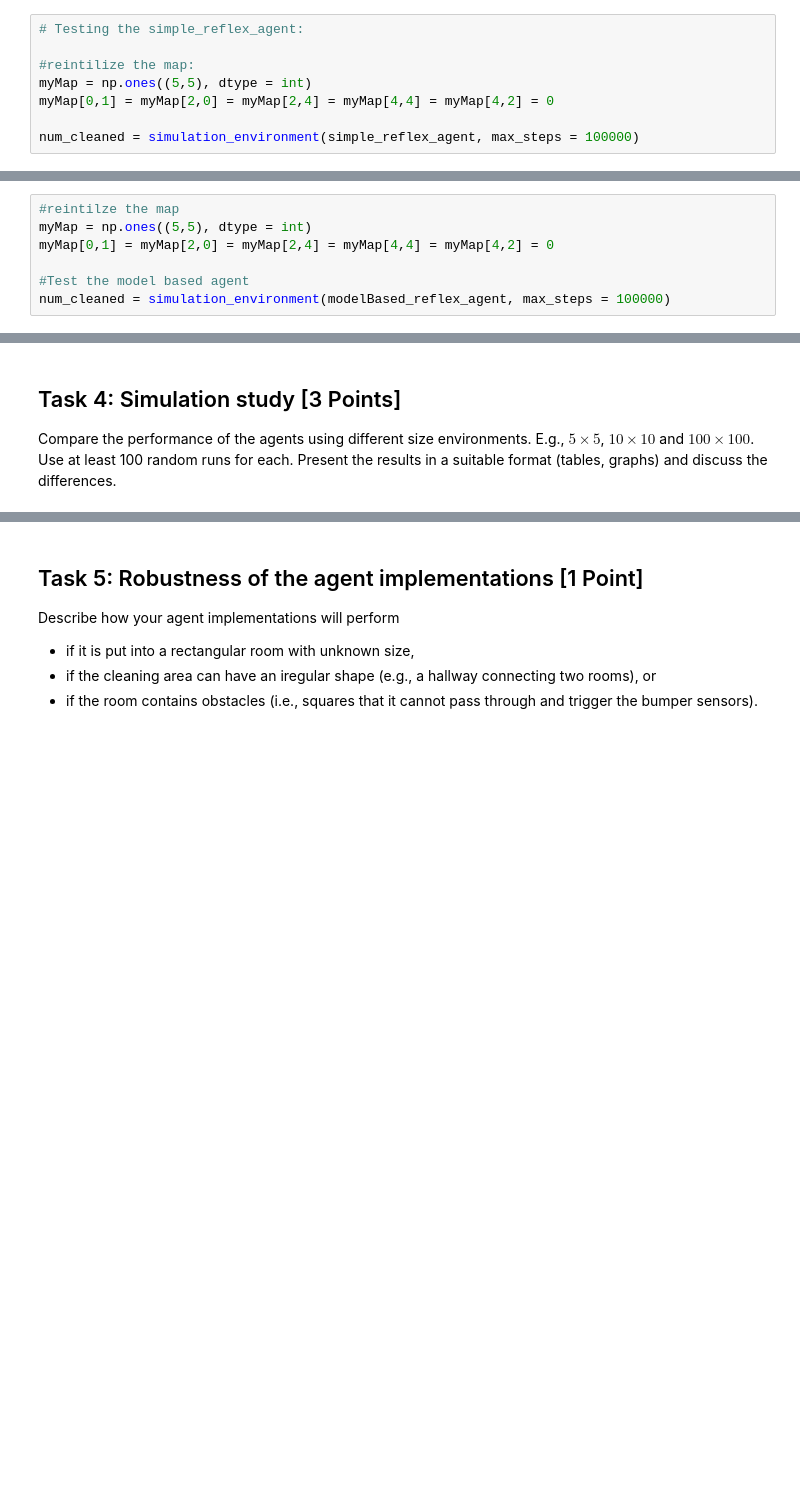
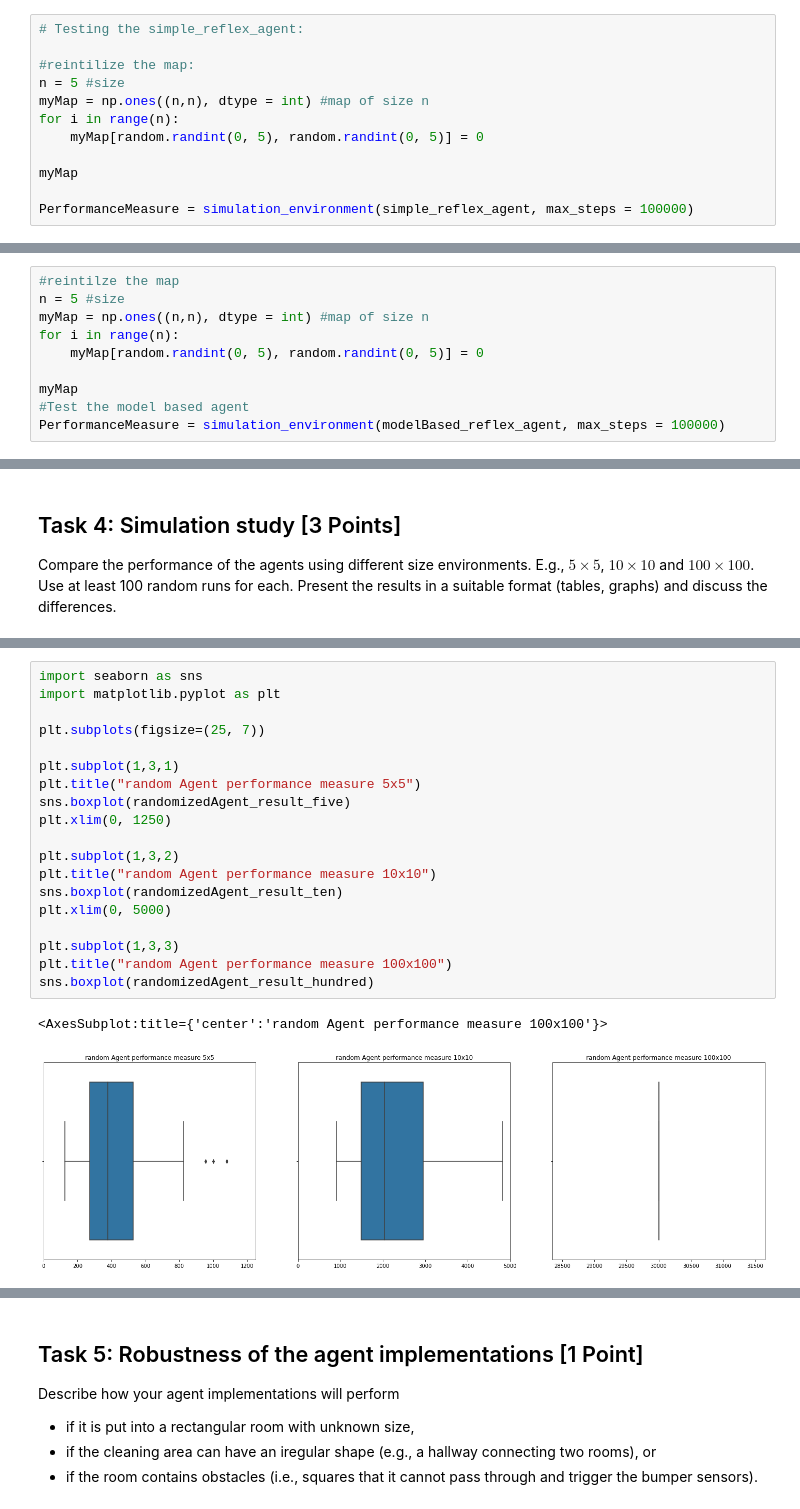
Before and after one commit to babartos/CS7320-AI, a Jupyter notebook: Agents/MBartos simple_randomized_agent.ipynb, the cells around one changed output, grey strips where cells are left out. Cells and saved outputs as stored; diff of their text form; blank space fills up the shorter version.

Commit message:
Agents HW finished

```diff
--- a/Agents/MBartos simple_randomized_agent.ipynb
+++ b/Agents/MBartos simple_randomized_agent.ipynb
@@ -275,8 +278,12 @@ def simple_reflex_agent(bumpers, dirty):
 # Testing the simple_reflex_agent:
 
 #reintilize the map:
-myMap = np.ones((5,5), dtype = int)
-myMap[0,1] = myMap[2,0] = myMap[2,4] = myMap[4,4] = myMap[4,2] = 0
+n = 5 #size
+myMap = np.ones((n,n), dtype = int) #map of size n
+for i in range(n):
+    myMap[random.randint(0, 5), random.randint(0, 5)] = 0
 
-num_cleaned = simulation_environment(simple_reflex_agent, max_steps = 100000)
+myMap
+
+PerformanceMeasure = simulation_environment(simple_reflex_agent, max_steps = 100000)
 # %% [output]
@@ -362,9 +369,12 @@ def modelBased_reflex_agent(bumpers, dirty, verbose = True):
     return "south"
 # %%
 #reintilze the map
-myMap = np.ones((5,5), dtype = int)
-myMap[0,1] = myMap[2,0] = myMap[2,4] = myMap[4,4] = myMap[4,2] = 0
+n = 5 #size
+myMap = np.ones((n,n), dtype = int) #map of size n
+for i in range(n):
+    myMap[random.randint(0, 5), random.randint(0, 5)] = 0
 
+myMap
 #Test the model based agent
-num_cleaned = simulation_environment(modelBased_reflex_agent, max_steps = 100000)
+PerformanceMeasure = simulation_environment(modelBased_reflex_agent, max_steps = 100000)
 # %% [output]
@@ -389,0 +447,22 @@ $100 \times 100$. Use at least 100 random runs for each. Present the results in
+# %%
+import seaborn as sns
+import matplotlib.pyplot as plt
+
+plt.subplots(figsize=(25, 7))
+
+plt.subplot(1,3,1)
+plt.title("random Agent performance measure 5x5")
+sns.boxplot(randomizedAgent_result_five)
+plt.xlim(0, 1250)
+
+plt.subplot(1,3,2)
+plt.title("random Agent performance measure 10x10")
+sns.boxplot(randomizedAgent_result_ten)
+plt.xlim(0, 5000)
+
+plt.subplot(1,3,3)
+plt.title("random Agent performance measure 100x100")
+sns.boxplot(randomizedAgent_result_hundred)
+# %% [output]
+<AxesSubplot:title={'center':'random Agent performance measure 100x100'}>
+[figure, added]
```
Also changed, not shown: parts of 28 cells of this notebook.
